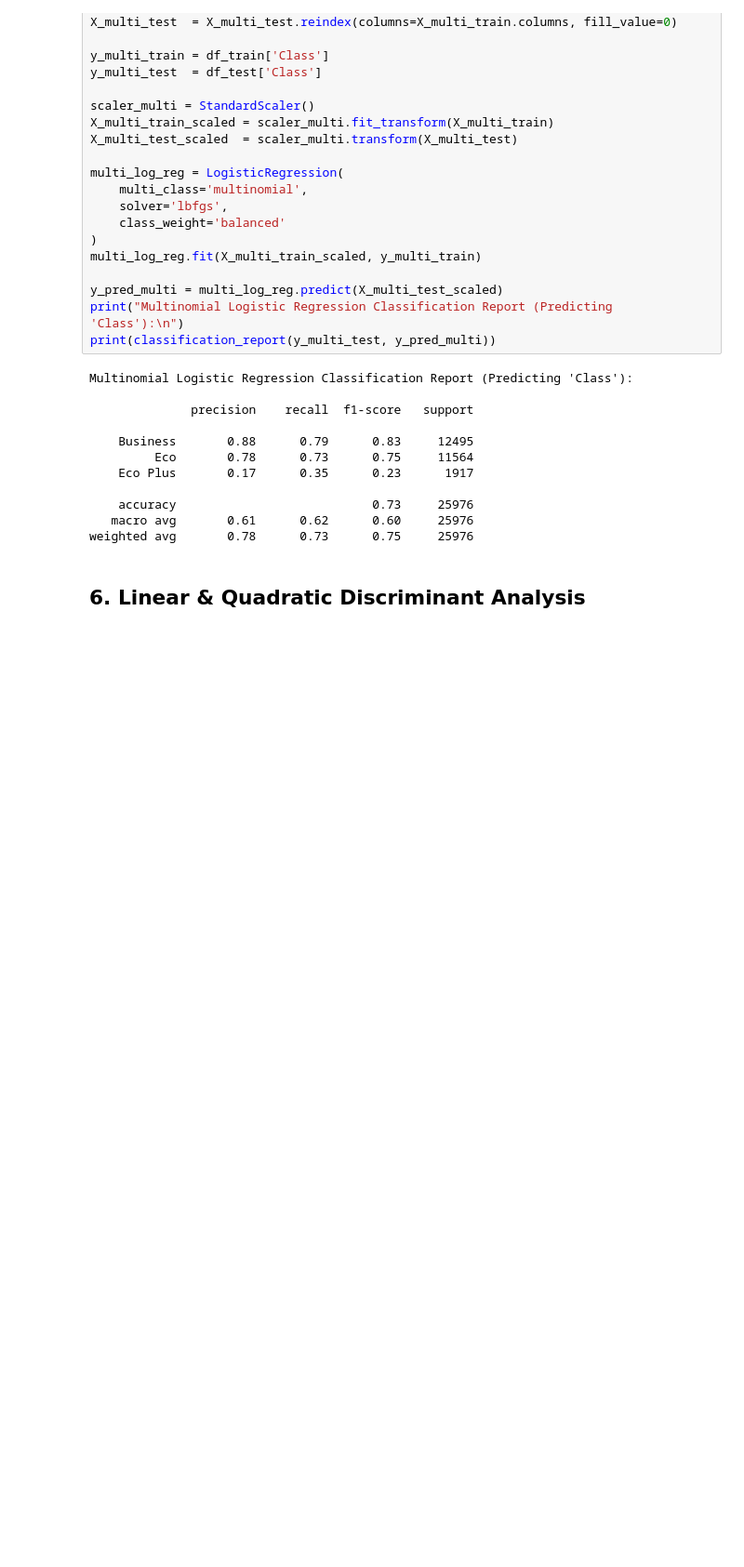
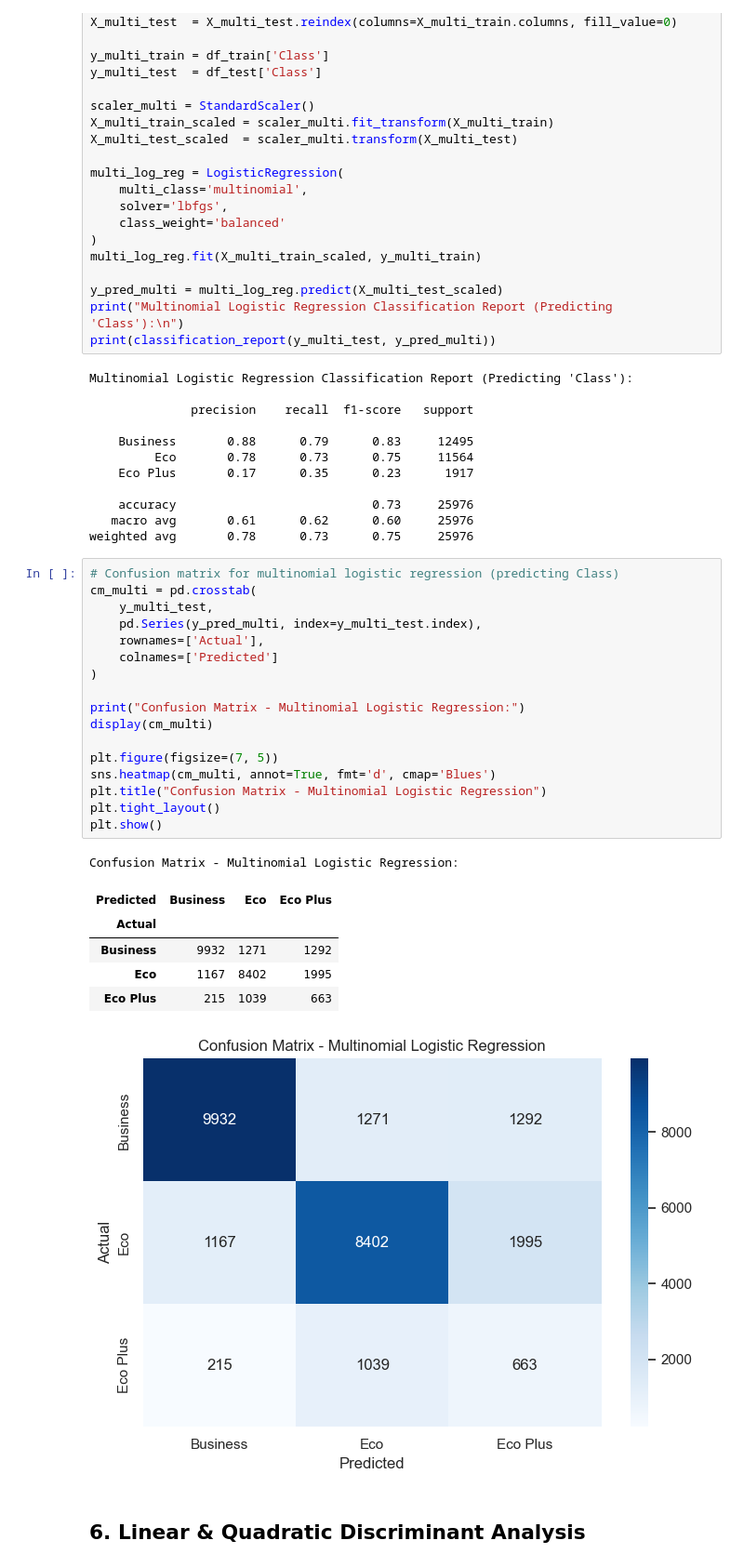
Before and after one commit to 1javid/ml_pr_2, a Jupyter notebook: projecttwin.ipynb, the cells around one changed output. Shown at 93% size. Saved outputs shown, nothing was run; the diff lists cells and outputs as text; blank space fills up the shorter version.

```diff
--- a/projecttwin.ipynb
+++ b/projecttwin.ipynb
@@ -264,6 +299,31 @@ Multinomial Logistic Regression Classification Report (Predicting 'Class'):
     accuracy                           0.73     25976
    macro avg       0.61      0.62      0.60     25976
 weighted avg       0.78      0.73      0.75     25976
+# %%
+# Confusion matrix for multinomial logistic regression (predicting Class)
+cm_multi = pd.crosstab(
+    y_multi_test,
+    pd.Series(y_pred_multi, index=y_multi_test.index),
+    rownames=['Actual'],
+    colnames=['Predicted']
+)
+
+print("Confusion Matrix - Multinomial Logistic Regression:")
+display(cm_multi)
+
+plt.figure(figsize=(7, 5))
+sns.heatmap(cm_multi, annot=True, fmt='d', cmap='Blues')
+plt.title("Confusion Matrix - Multinomial Logistic Regression")
+plt.tight_layout()
+plt.show()
+# %% [output]
+Confusion Matrix - Multinomial Logistic Regression:
+| Predicted | Business | Eco | Eco Plus |
+| Actual |  |  |  |
+| Business | 9932 | 1271 | 1292 |
+| Eco | 1167 | 8402 | 1995 |
+| Eco Plus | 215 | 1039 | 663 |
+[figure, added]
 # %% [markdown]
 ## 6. Linear & Quadratic Discriminant Analysis
 # %%
```
Also changed, not shown: parts of 9 cells of this notebook, 8 other files.
